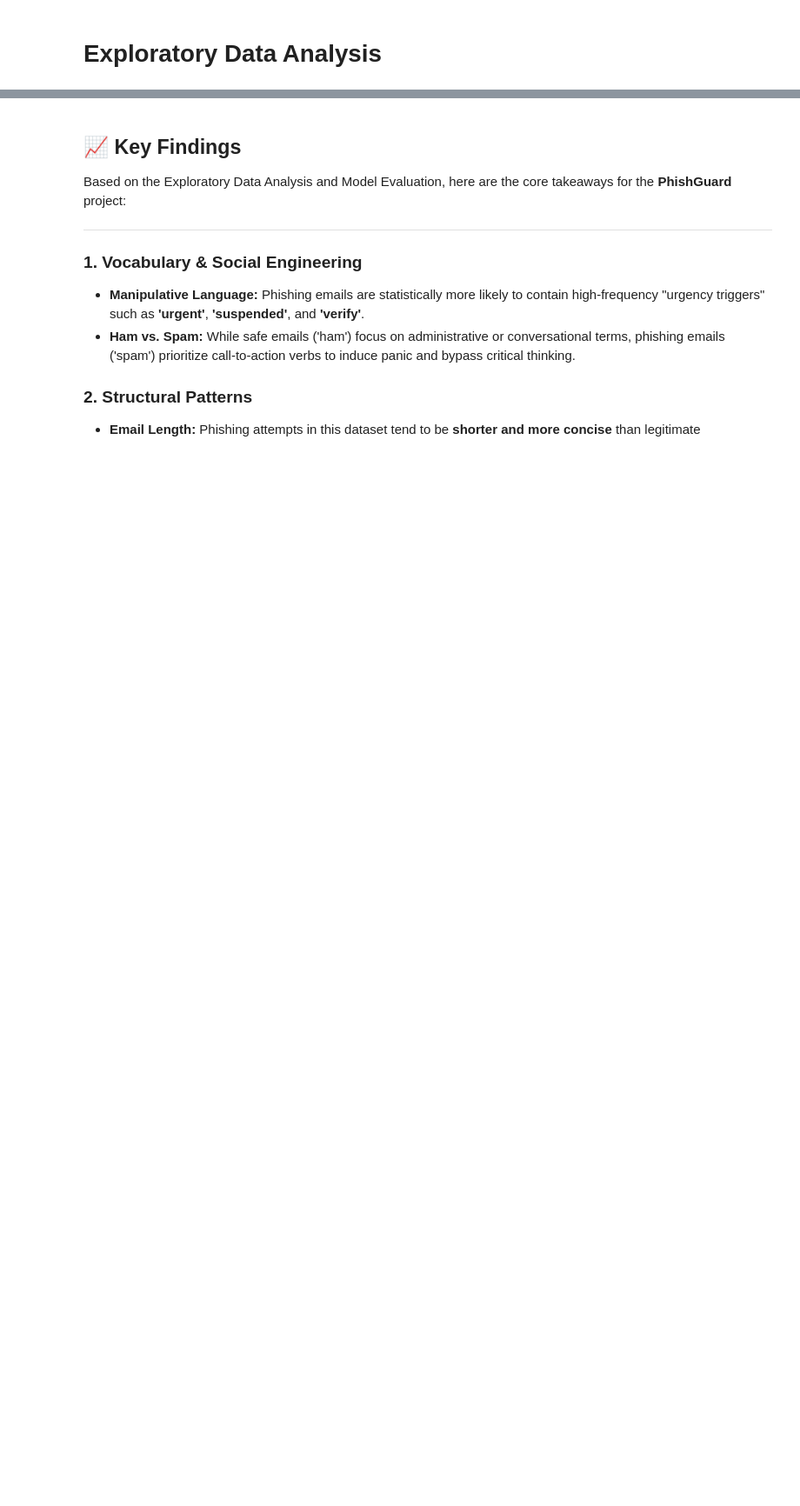
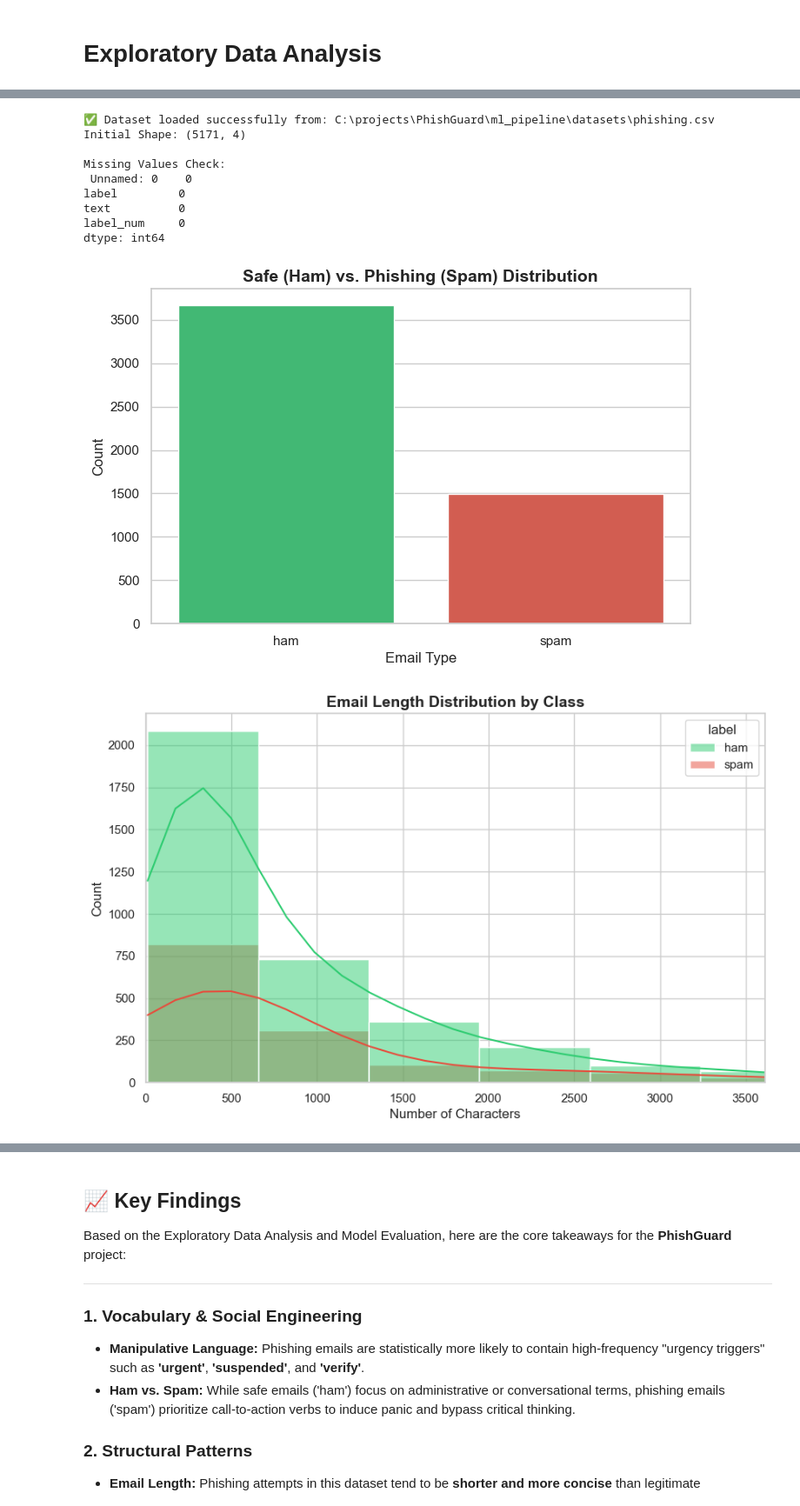
Before and after one commit to KrishKamra/PhishPhage, a Jupyter notebook: ml_pipeline/notebooks/PhishGuard_EDA.ipynb, the cells around one changed output, grey strips where cells are left out. Shown at 87% size. Cells and saved outputs as stored; diff of their text form; code cells hidden in the pictures; blank space fills up the shorter version.

```diff
--- a/ml_pipeline/notebooks/PhishGuard_EDA.ipynb
+++ b/ml_pipeline/notebooks/PhishGuard_EDA.ipynb
@@ -24,18 +24,22 @@ stop_words = set(stopwords.words('english'))
 sns.set_theme(style="whitegrid")
 plt.rcParams['figure.figsize'] = (10, 6)
 
+# --- HELPER FUNCTION ---
+def get_top_n_words(text_series, n=20):
+    """Helper function to calculate top word frequencies."""
+    all_words = ' '.join(text_series).split()
+    word_counts = Counter(all_words)
+    return pd.DataFrame(word_counts.most_common(n), columns=['Word', 'Frequency'])
 
 # ==========================================
 # 2. Load and Inspect the Data (Smart Path Fix)
 # ==========================================
-import os
-
 # Try different possible paths for the dataset
 paths_to_try = [
     os.path.join('..', 'ml_pipeline', 'datasets', 'phishing.csv'), # From /notebooks/
     os.path.join('ml_pipeline', 'datasets', 'phishing.csv'),      # From Root/
     'phishing.csv',
-    r'C:\projects\PhishGuard\ml_pipeline\datasets\phishing.csv'                                                                                     # Current folder
+    r'C:\projects\PhishGuard\ml_pipeline\datasets\phishing.csv'
 ]
 
 df = None
@@ -46,9 +50,9 @@ for path in paths_to_try:
         break
 
 if df is None:
-    raise FileNotFoundError("❌ Could not find phishing.csv in any expected directory. ")
+    raise FileNotFoundError("❌ Could not find phishing.csv in any expected directory.")
 
-# Now that we KNOW df exists, we can clean it
+# Data Cleaning
 df = df.dropna()
 print(f"Initial Shape: {df.shape}")
 print("\nMissing Values Check:\n", df.isnull().sum())
@@ -57,12 +61,11 @@ print("\nMissing Values Check:\n", df.isnull().sum())
 # 3. Class Distribution
 # ==========================================
 plt.figure(figsize=(8, 5))
-# Using standard palette for clarity: Green for Safe, Red for Phishing
-ax = sns.countplot(data=df, x='label', palette=['#2ecc71', '#e74c3c'])
-plt.title('Safe (0) vs. Phishing (1) Distribution', fontsize=14, fontweight='bold')
+# Using 'ham'/'spam' directly since those are your actual labels
+ax = sns.countplot(data=df, x='label', palette=['#2ecc71', '#e74c3c'], hue='label', legend=False)
+plt.title('Safe (Ham) vs. Phishing (Spam) Distribution', fontsize=14, fontweight='bold')
 plt.xlabel('Email Type')
 plt.ylabel('Count')
-ax.set_xticklabels(['Safe', 'Phishing'])
 plt.show()
 
 # ==========================================
@@ -73,7 +76,6 @@ df['email_length'] = df['text'].apply(len)
 plt.figure(figsize=(10, 6))
 sns.histplot(data=df, x='email_length', hue='label', bins=50, kde=True, palette=['#2ecc71', '#e74c3c'])
 plt.title('Email Length Distribution by Class', fontsize=14, fontweight='bold')
-# Remove outliers for better visualization
 plt.xlim(0, df['email_length'].quantile(0.95))
 plt.xlabel('Number of Characters')
 plt.show()
@@ -83,7 +85,7 @@ plt.show()
 # ==========================================
 def clean_text(text):
     text = str(text).lower()
-    text = re.sub(r'[^a-z\s]', '', text) # Remove punctuation/numbers
+    text = re.sub(r'[^a-z\s]', '', text)
     words = text.split()
     words = [w for w in words if w not in stop_words]
     return ' '.join(words)
@@ -93,8 +95,6 @@ df['clean_text'] = df['text'].apply(clean_text)
 # ==========================================
 # 6. Word Clouds (Corrected Labels)
 # ==========================================
-
-# Using the actual labels found in your dataset: 'spam' and 'ham'
 phish_filter = df[df['label'] == 'spam']['clean_text']
 safe_filter = df[df['label'] == 'ham']['clean_text']
 
@@ -105,7 +105,6 @@ if not phishing_text.strip() or not safe_text.strip():
     print("⚠️ Still empty! Check if 'clean_text' is removing all words.")
 else:
     fig, (ax1, ax2) = plt.subplots(1, 2, figsize=(20, 10))
-
     wordcloud_phish = WordCloud(width=800, height=400, background_color='black', colormap='Reds').generate(phishing_text)
     ax1.imshow(wordcloud_phish, interpolation='bilinear')
     ax1.set_title('Top Phishing Keywords (Spam)', fontsize=16, fontweight='bold', color='red')
@@ -118,7 +117,7 @@ else:
     plt.show()
 
 # ==========================================
-# 7. Frequency Analysis (Corrected Labels)
+# 7. Frequency Analysis (Fixed get_top_n_words)
 # ==========================================
 top_phish = get_top_n_words(df[df['label'] == 'spam']['clean_text'])
 top_safe = get_top_n_words(df[df['label'] == 'ham']['clean_text'])
@@ -141,13 +140,11 @@ df['contains_urgent'] = df['text'].apply(lambda x: 1 if any(word in str(x).lower
 
 fig, (ax1, ax2) = plt.subplots(1, 2, figsize=(14, 5))
 
-sns.barplot(data=df, x='label', y='contains_http', ax=ax1, palette=['#2ecc71', '#e74c3c'])
+sns.barplot(data=df, x='label', y='contains_http', ax=ax1, palette=['#2ecc71', '#e74c3c'], hue='label', legend=False)
 ax1.set_title('Proportion: Emails with Links')
-ax1.set_xticklabels(['Safe (Ham)', 'Phishing (Spam)'])
 
-sns.barplot(data=df, x='label', y='contains_urgent', ax=ax2, palette=['#2ecc71', '#e74c3c'])
+sns.barplot(data=df, x='label', y='contains_urgent', ax=ax2, palette=['#2ecc71', '#e74c3c'], hue='label', legend=False)
 ax2.set_title('Proportion: Emails with Urgency Words')
-ax2.set_xticklabels(['Safe (Ham)', 'Phishing (Spam)'])
 
 plt.show()
 
@@ -159,37 +156,31 @@ from sklearn.feature_extraction.text import TfidfVectorizer
 from sklearn.ensemble import RandomForestClassifier
 from sklearn.metrics import confusion_matrix, classification_report, ConfusionMatrixDisplay
 
-# 1. Prepare Data for Training
-# We'll use the clean_text we generated earlier
+# Train/Test Split
 X = df['clean_text']
-y = df['label'] # 'ham' or 'spam'
-
-# 2. Split into Train and Test sets (80% train, 20% test)
+y = df['label']
 X_train, X_test, y_train, y_test = train_test_split(X, y, test_size=0.2, random_state=42)
 
-# 3. Vectorization (Converting text to numbers)
+# Vectorization
 vectorizer = TfidfVectorizer(max_features=3000)
 X_train_tfidf = vectorizer.fit_transform(X_train)
 X_test_tfidf = vectorizer.transform(X_test)
 
-# 4. Train a Quick Classifier
+# Random Forest Model
 model = RandomForestClassifier(n_estimators=100, random_state=42)
 model.fit(X_train_tfidf, y_train)
 
-# 5. Make Predictions
 y_pred = model.predict(X_test_tfidf)
 
-# 6. Visualize Results
+# Visual Results
 fig, (ax1, ax2) = plt.subplots(1, 2, figsize=(16, 6))
 
-# Plot 1: Confusion Matrix
 cm = confusion_matrix(y_test, y_pred, labels=['ham', 'spam'])
 disp = ConfusionMatrixDisplay(confusion_matrix=cm, display_labels=['Safe (Ham)', 'Phishing (Spam)'])
 disp.plot(cmap='Blues', ax=ax1, values_format='d')
 ax1.set_title('Confusion Matrix', fontweight='bold')
-ax1.grid(False) # Clean up the grid lines for the matrix
+ax1.grid(False)
 
-# Plot 2: Classification Report (Text-based)
 report = classification_report(y_test, y_pred, output_dict=True)
 report_df = pd.DataFrame(report).transpose()
 sns.heatmap(report_df.iloc[:-1, :-1], annot=True, cmap='RdYlGn', ax=ax2)
@@ -198,6 +189,6 @@ ax2.set_title('Precision, Recall, & F1-Score', fontweight='bold')
 plt.tight_layout()
 plt.show()
 
-# Print the text report for record-keeping
 print("\nDetailed Classification Report:")
 print(classification_report(y_test, y_pred))
+# %% [output]
@@ -203,0 +198,11 @@ print(classification_report(y_test, y_pred))
+✅ Dataset loaded successfully from: C:\projects\PhishGuard\ml_pipeline\datasets\phishing.csv
+Initial Shape: (5171, 4)
+
+Missing Values Check:
+ Unnamed: 0    0
+label         0
+text          0
+label_num     0
+dtype: int64
+[figure, added]
+[figure, added]
```
Also changed, not shown: parts of 1 cell of this notebook, 1 other file.
